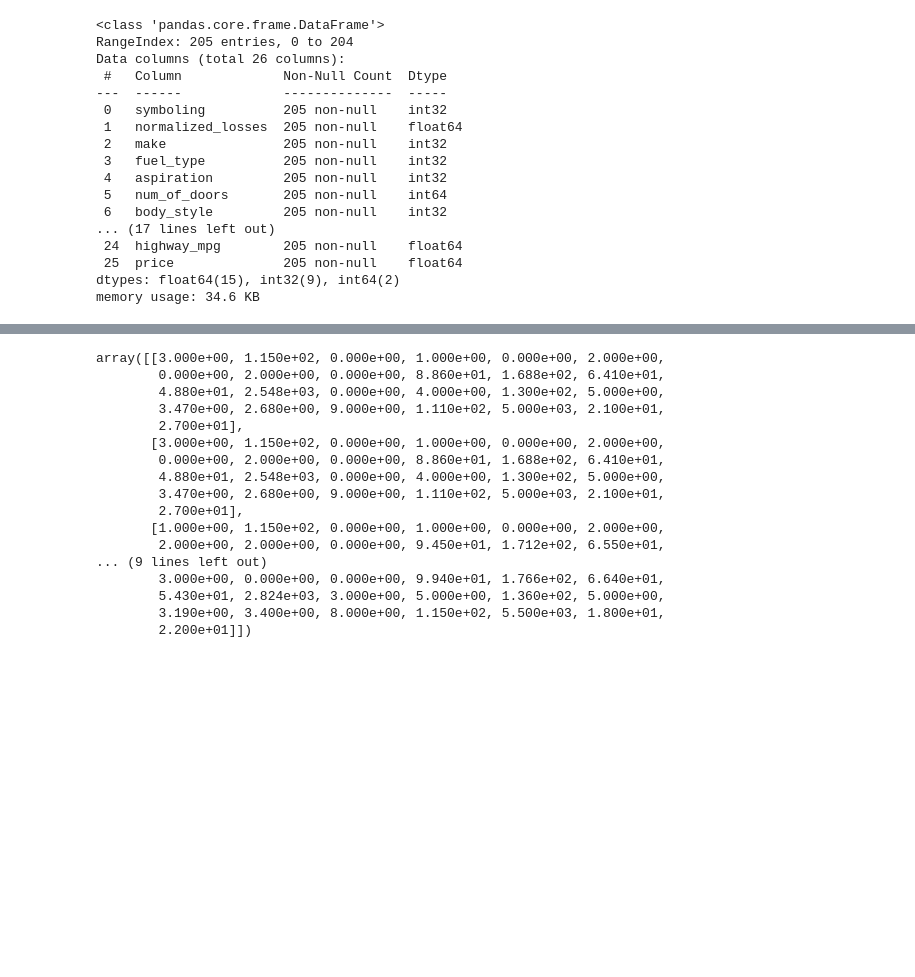
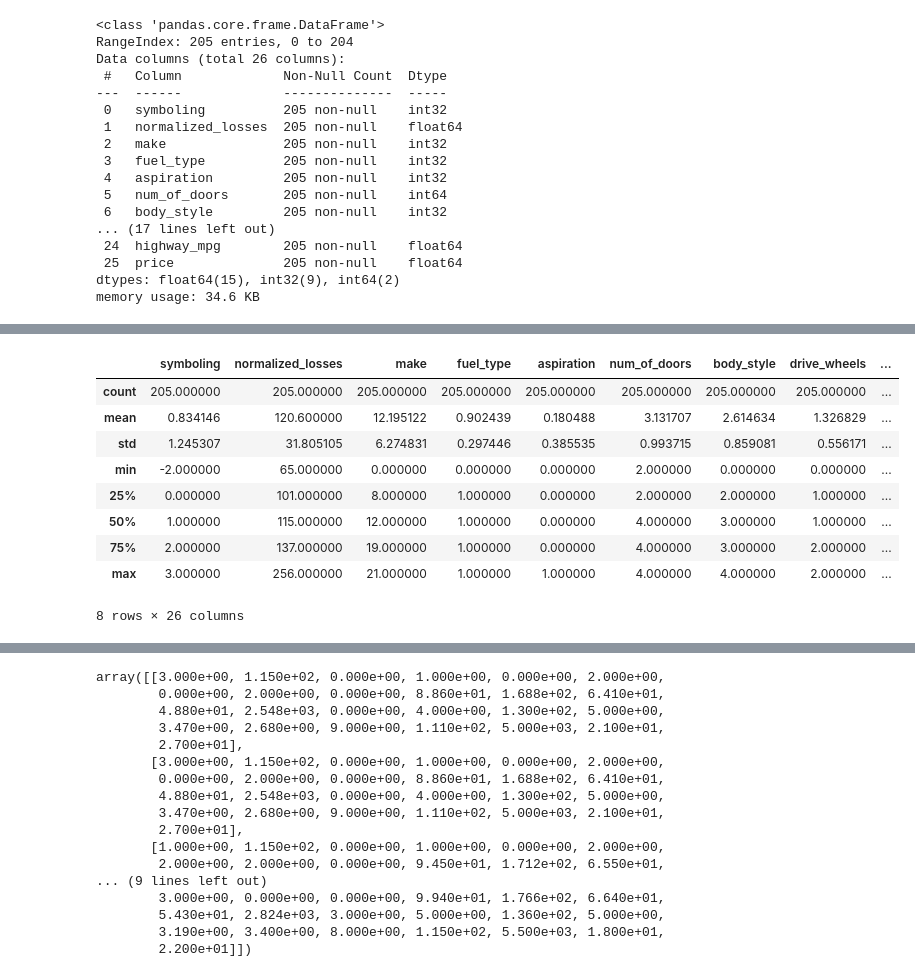
Before and after one commit to guldenturgay/auto-price, a Jupyter notebook: auto-price.ipynb, the cells around one changed output, grey strips where cells are left out. Cells and saved outputs as stored; diff of their text form; code cells hidden in the pictures; blank space fills up the shorter version.

```diff
--- a/auto-price.ipynb
+++ b/auto-price.ipynb
@@ -192,0 +258,13 @@ memory usage: 34.6 KB
+# %%
+auto_price.describe()
+# %% [output]
+|  | symboling | normalized_losses | make | fuel_type | aspiration | num_of_doors | body_style | drive_wheels | ... |
+| count | 205.000000 | 205.000000 | 205.000000 | 205.000000 | 205.000000 | 205.000000 | 205.000000 | 205.000000 | ... |
+| mean | 0.834146 | 120.600000 | 12.195122 | 0.902439 | 0.180488 | 3.131707 | 2.614634 | 1.326829 | ... |
+| std | 1.245307 | 31.805105 | 6.274831 | 0.297446 | 0.385535 | 0.993715 | 0.859081 | 0.556171 | ... |
+| min | -2.000000 | 65.000000 | 0.000000 | 0.000000 | 0.000000 | 2.000000 | 0.000000 | 0.000000 | ... |
+| 25% | 0.000000 | 101.000000 | 8.000000 | 1.000000 | 0.000000 | 2.000000 | 2.000000 | 1.000000 | ... |
+| 50% | 1.000000 | 115.000000 | 12.000000 | 1.000000 | 0.000000 | 4.000000 | 3.000000 | 1.000000 | ... |
+| 75% | 2.000000 | 137.000000 | 19.000000 | 1.000000 | 0.000000 | 4.000000 | 3.000000 | 2.000000 | ... |
+| max | 3.000000 | 256.000000 | 21.000000 | 1.000000 | 1.000000 | 4.000000 | 4.000000 | 2.000000 | ... |
+8 rows × 26 columns
```
Also changed, not shown: parts of 34 cells of this notebook, 5 other files.
